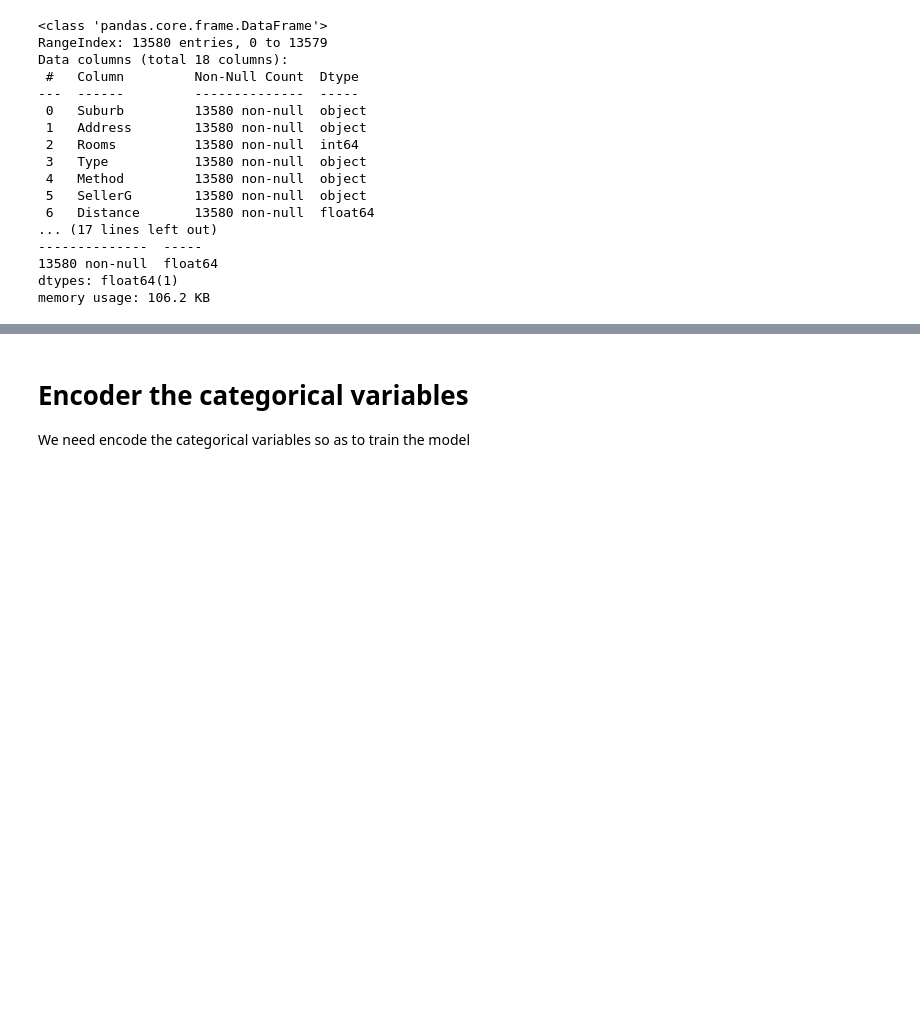
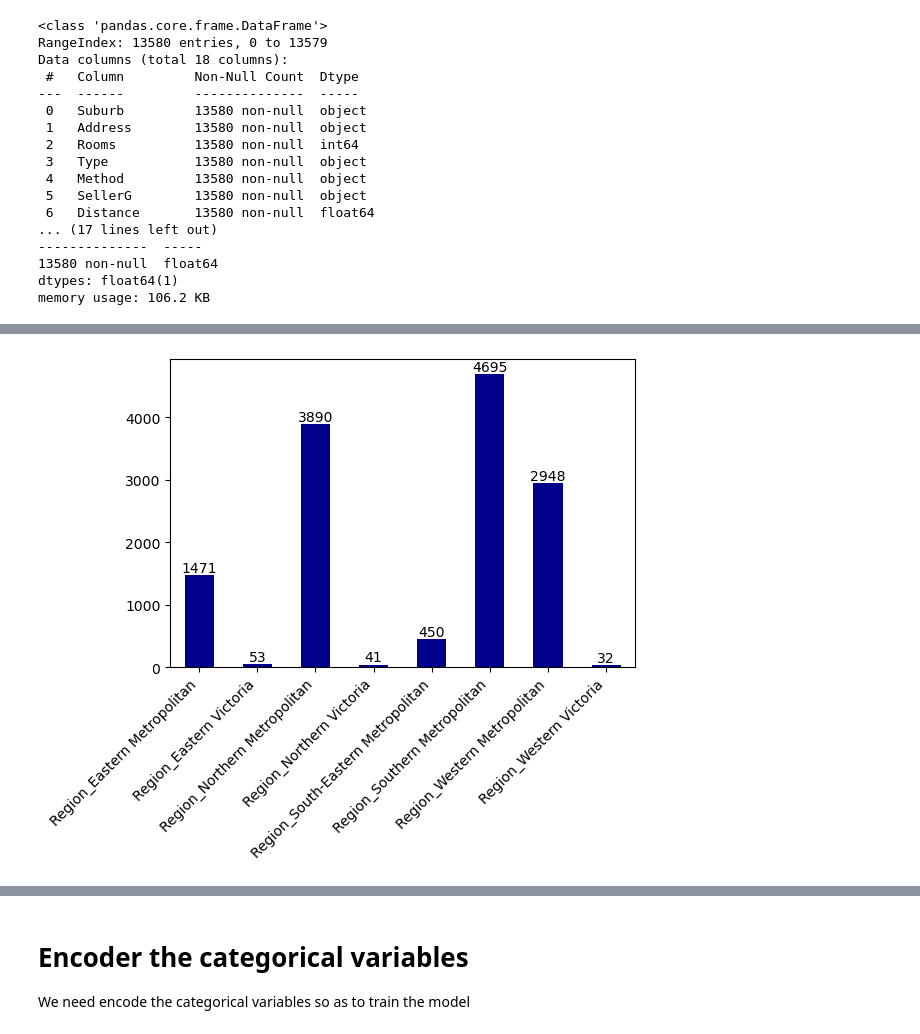
Before and after one commit to jadercaro/Predict-Melbourne-prices-houses, a Jupyter notebook: predictions_Melbourne_prices_houses.ipynb, the cells around one changed output, grey strips where cells are left out. Cells and saved outputs as stored; diff of their text form; code cells hidden in the pictures; blank space fills up the shorter version.

Commit message:
Encode the regionname and use LabelEncoder

```diff
--- a/predictions_Melbourne_prices_houses.ipynb
+++ b/predictions_Melbourne_prices_houses.ipynb
@@ -349,0 +353,2 @@ memory usage: 106.2 KB
+# %%
+dummy_regionname = pd.get_dummies(database['Regionname'], prefix='Region')
@@ -349,0 +371,17 @@ memory usage: 106.2 KB
+# %%
+#sumamos la cantidad de 1's en cada columna
+ones_count = dummy_regionname.sum()
+
+#creamos el gráfico de barras
+plt.figure(figsize=(6,4))
+ax = ones_count.plot(kind='bar', color='darkblue')
+
+#añadimos las etiquetas y las rotamos 45° para ser visualmente legibles
+plt.xticks(rotation=45, ha='right')
+
+#añadimos una etiqueta sobre cada barra con el total representado
+for i, v in enumerate(ones_count):
+    ax.text(i, v+50, str(v), ha='center')
+plt.show()
+# %% [output]
+[figure, added]
```
Also changed, not shown: parts of 43 cells of this notebook.
